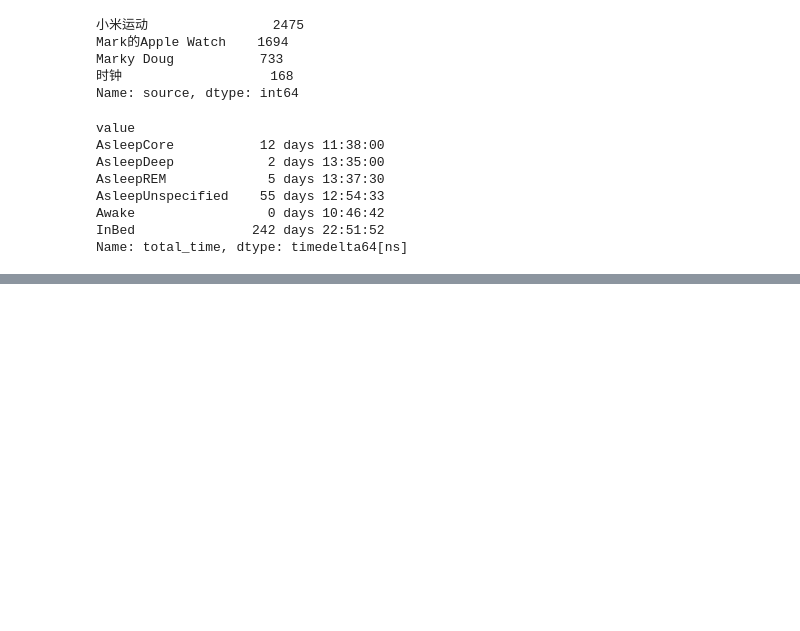
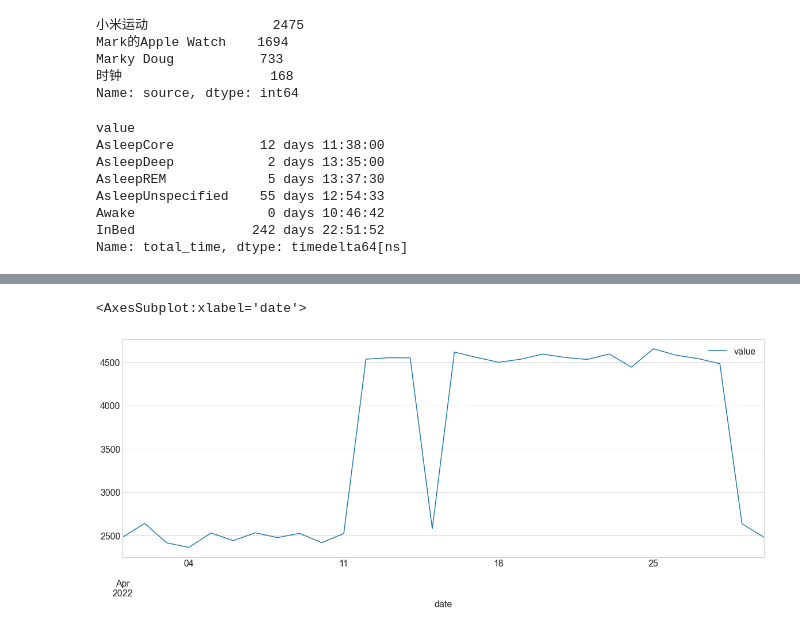
Before and after one commit to markydoug/my_apple_health, a Jupyter notebook: record_explore.ipynb, the cells around one changed output, grey strips where cells are left out. Drawn from its saved outputs; the diff is of its cells as text; code cells hidden in the pictures; blank space fills up the shorter version.

Commit message:
BasalEnergyBurned exploration

```diff
--- a/record_explore.ipynb
+++ b/record_explore.ipynb
@@ -571,0 +578,7 @@ plot_sleep_minutes(inbed_time, 2022, 10)
+# %%
+basal_energy = records_list[records_list.activity_type=='BasalEnergyBurned']
+# %%
+basal_energy['2022-04'].resample('D')[['value']].sum().plot()
+# %% [output]
+<AxesSubplot:xlabel='date'>
+[figure, added]
```
Also changed, not shown: parts of 33 cells of this notebook.
